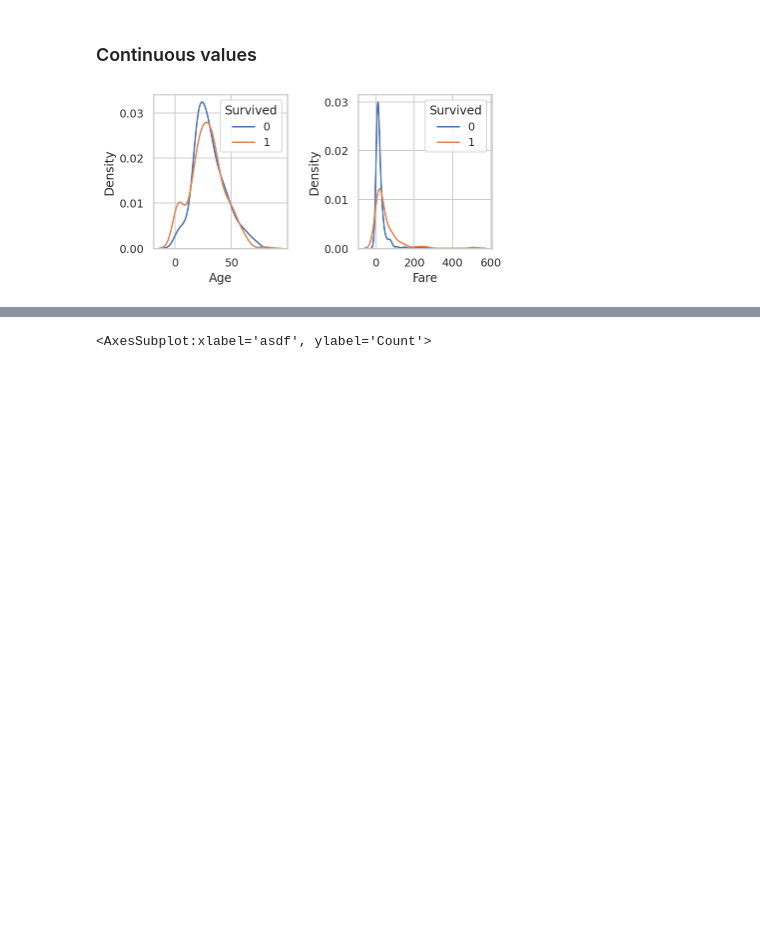
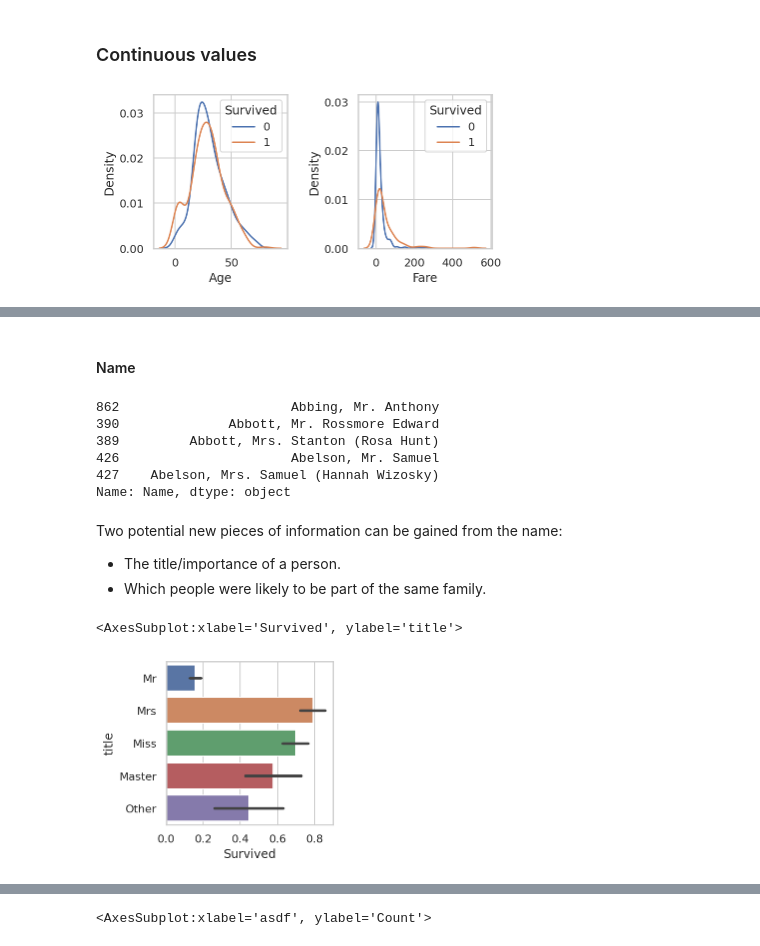
Before and after one commit to dwitvliet/kaggle-titanic, a Jupyter notebook: kaggle-titanic.ipynb, the cells around one changed output, grey strips where cells are left out. Cells and saved outputs as stored; diff of their text form; code cells hidden in the pictures; blank space fills up the shorter version.

Commit message:
Started analysis on grouping passengers by name

```diff
--- a/kaggle-titanic.ipynb
+++ b/kaggle-titanic.ipynb
@@ -161,0 +164,20 @@ plt.tight_layout()
+# %% [markdown]
+#### Name
+# %%
+train['Name'].sort_values().head()
+# %% [output]
+862                      Abbing, Mr. Anthony
+390              Abbott, Mr. Rossmore Edward
+389         Abbott, Mrs. Stanton (Rosa Hunt)
+426                      Abelson, Mr. Samuel
+427    Abelson, Mrs. Samuel (Hannah Wizosky)
+Name: Name, dtype: object
+# %% [markdown]
+Two potential new pieces of information can be gained from the name:
+
+- The title/importance of a person.
+- Which people were likely to be part of the same family.
+# %%
+train = train.replace('Rothes, the Countess. of (Lucy Noel Martha Dyer-Edwards)', 'Dyer-Edwards, Countess. Lucy Noel Martha')
+train = train.join(train['Name'].str.extract(r"^(.+?),\s(\w+)\.([\w\s]+)").rename({0: 'last_name', 1: 'title', 2: 'first_name'}, axis=1))
+train.loc[~train['title'].isin(['Mr', 'Mrs', 'Miss', 'Master']), 'title'] = 'Other'
@@ -161,0 +187,5 @@ plt.tight_layout()
+# %%
+sns.barplot(data=train, y='title', x='Survived')
+# %% [output]
+<AxesSubplot:xlabel='Survived', ylabel='title'>
+[figure, added]
```
Also changed, not shown: parts of 14 cells of this notebook.
